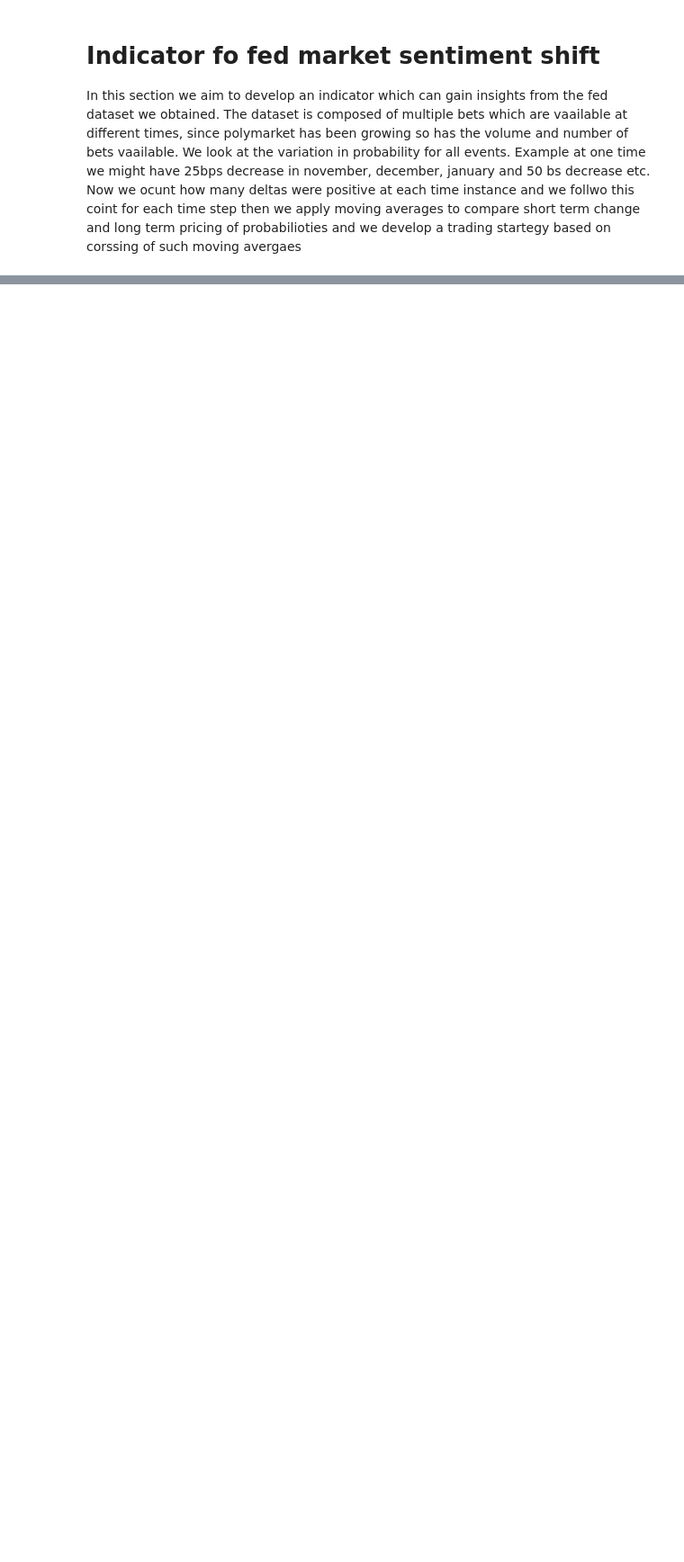
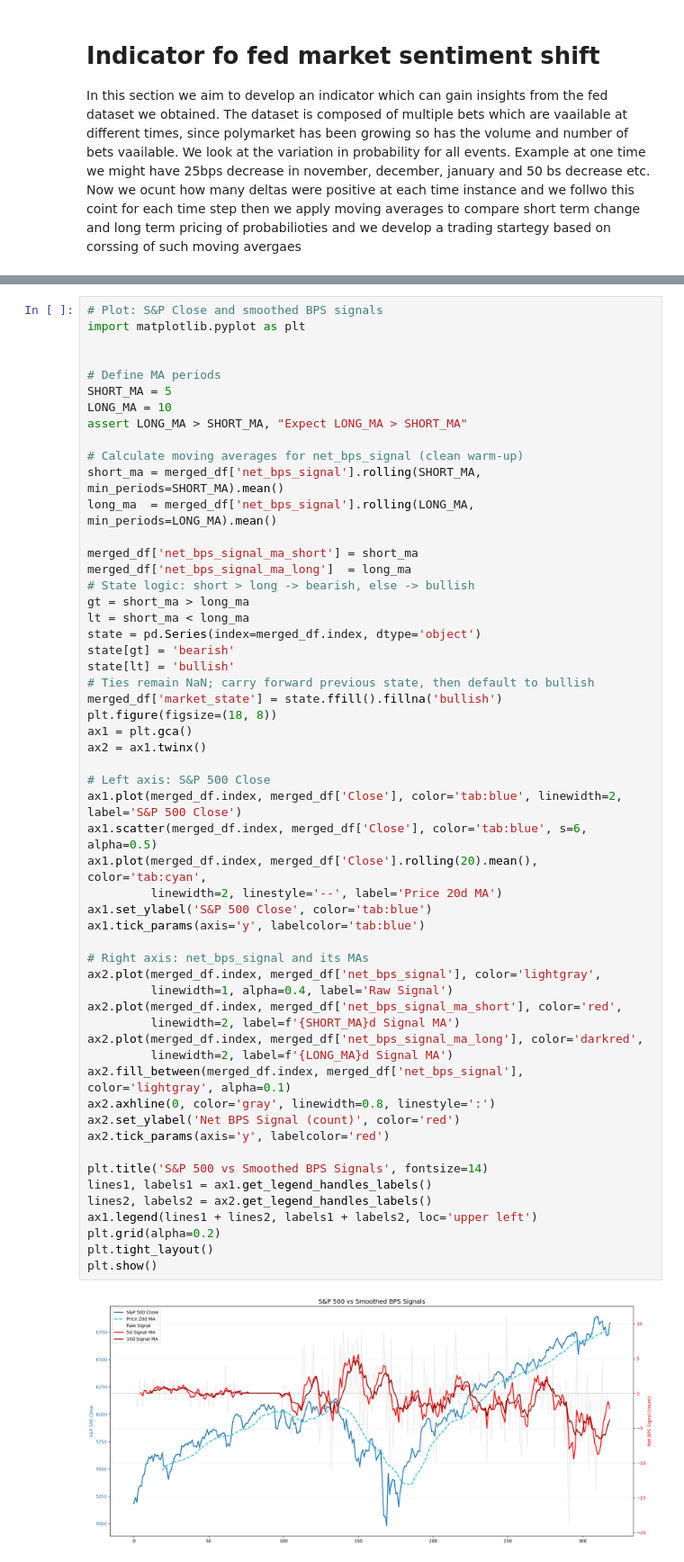
Before and after one commit to MichaelCarloH/ML-PortfolioManagement, a Jupyter notebook: submission_code/ml_project.ipynb, the cells around one changed output, grey strips where cells are left out. Shown at 90% size. Cells and saved outputs as stored; diff of their text form; blank space fills up the shorter version.

```diff
--- a/submission_code/ml_project.ipynb
+++ b/submission_code/ml_project.ipynb
@@ -665,0 +765,57 @@ This makes the indicator a **forward-looking macro sentiment index** — derived
+# %%
+# Plot: S&P Close and smoothed BPS signals
+import matplotlib.pyplot as plt
+
+
+# Define MA periods
+SHORT_MA = 5
+LONG_MA = 10
+assert LONG_MA > SHORT_MA, "Expect LONG_MA > SHORT_MA"
+
+# Calculate moving averages for net_bps_signal (clean warm-up)
+short_ma = merged_df['net_bps_signal'].rolling(SHORT_MA, min_periods=SHORT_MA).mean()
+long_ma  = merged_df['net_bps_signal'].rolling(LONG_MA,  min_periods=LONG_MA).mean()
+
+merged_df['net_bps_signal_ma_short'] = short_ma
+merged_df['net_bps_signal_ma_long']  = long_ma
+# State logic: short > long -> bearish, else -> bullish
+gt = short_ma > long_ma
+lt = short_ma < long_ma
+state = pd.Series(index=merged_df.index, dtype='object')
+state[gt] = 'bearish'
+state[lt] = 'bullish'
+# Ties remain NaN; carry forward previous state, then default to bullish
+merged_df['market_state'] = state.ffill().fillna('bullish')
+plt.figure(figsize=(18, 8))
+ax1 = plt.gca()
+ax2 = ax1.twinx()
+
+# Left axis: S&P 500 Close
+ax1.plot(merged_df.index, merged_df['Close'], color='tab:blue', linewidth=2, label='S&P 500 Close')
+ax1.scatter(merged_df.index, merged_df['Close'], color='tab:blue', s=6, alpha=0.5)
+ax1.plot(merged_df.index, merged_df['Close'].rolling(20).mean(), color='tab:cyan',
+         linewidth=2, linestyle='--', label='Price 20d MA')
+ax1.set_ylabel('S&P 500 Close', color='tab:blue')
+ax1.tick_params(axis='y', labelcolor='tab:blue')
+
+# Right axis: net_bps_signal and its MAs
+ax2.plot(merged_df.index, merged_df['net_bps_signal'], color='lightgray',
+         linewidth=1, alpha=0.4, label='Raw Signal')
+ax2.plot(merged_df.index, merged_df['net_bps_signal_ma_short'], color='red',
+         linewidth=2, label=f'{SHORT_MA}d Signal MA')
+ax2.plot(merged_df.index, merged_df['net_bps_signal_ma_long'], color='darkred',
+         linewidth=2, label=f'{LONG_MA}d Signal MA')
+ax2.fill_between(merged_df.index, merged_df['net_bps_signal'], color='lightgray', alpha=0.1)
+ax2.axhline(0, color='gray', linewidth=0.8, linestyle=':')
+ax2.set_ylabel('Net BPS Signal (count)', color='red')
+ax2.tick_params(axis='y', labelcolor='red')
+
+plt.title('S&P 500 vs Smoothed BPS Signals', fontsize=14)
+lines1, labels1 = ax1.get_legend_handles_labels()
+lines2, labels2 = ax2.get_legend_handles_labels()
+ax1.legend(lines1 + lines2, labels1 + labels2, loc='upper left')
+plt.grid(alpha=0.2)
+plt.tight_layout()
+plt.show()
+# %% [output]
+[figure, added]
```
Also changed, not shown: parts of 10 cells of this notebook, 4 other files.
